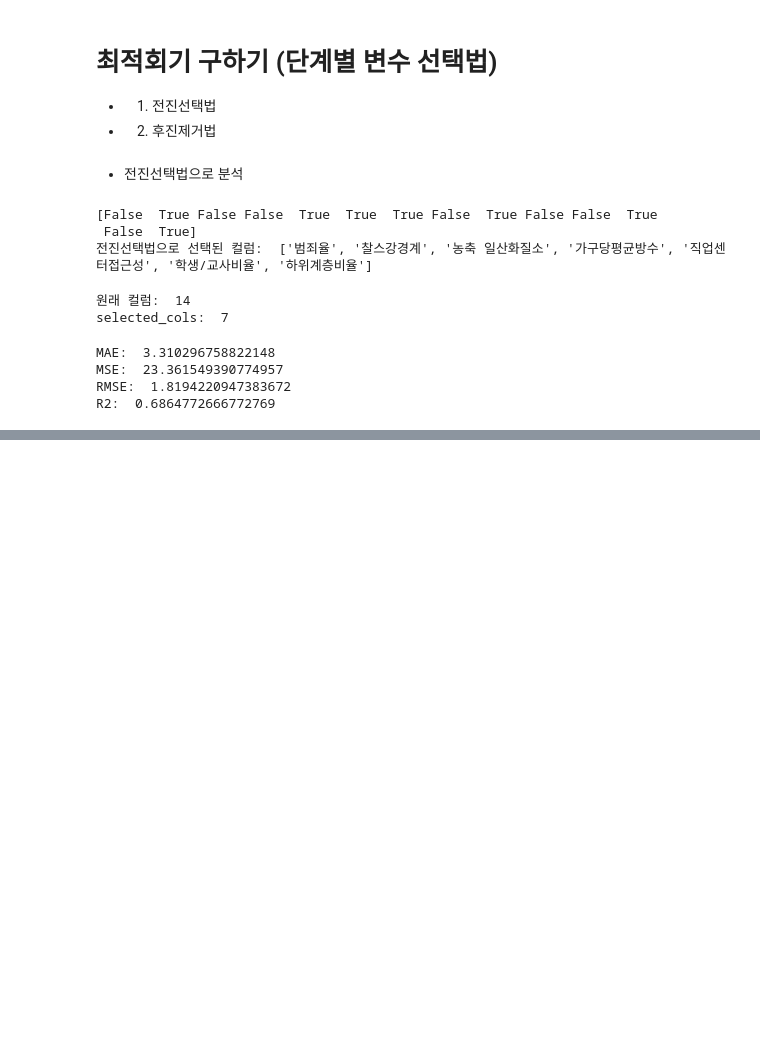
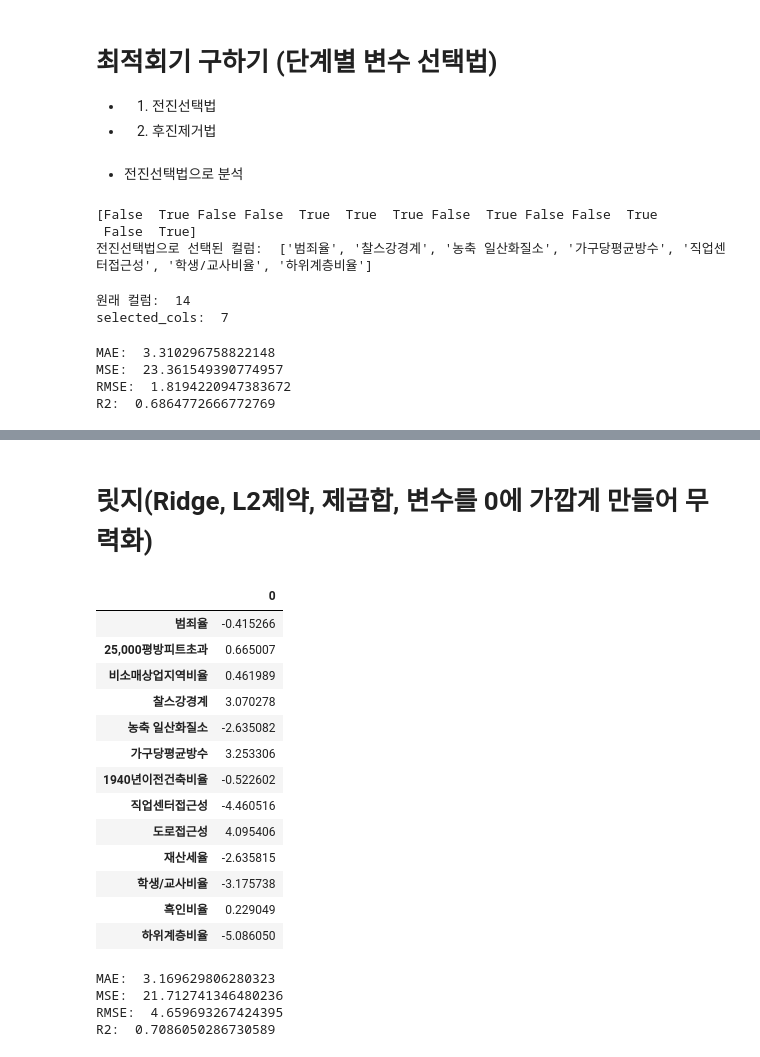
Before and after one commit to LongS1eeper/fintech_service_2nd, a Jupyter notebook: 05machine_learning/17지도학습_회귀분석_최적회귀_정규화_tree회귀.ipynb, the cells around one changed output, grey strips where cells are left out. Cells and saved outputs as stored; diff of their text form; code cells hidden in the pictures; blank space fills up the shorter version.

```diff
--- a/05machine_learning/17지도학습_회귀분석_최적회귀_정규화_tree회귀.ipynb
+++ b/05machine_learning/17지도학습_회귀분석_최적회귀_정규화_tree회귀.ipynb
@@ -280,0 +533,2 @@ R2:  0.6864772666772769
+# %% [markdown]
+# 릿지(Ridge, L2제약, 제곱합, 변수를 0에 가깝게 만들어 무력화)
@@ -280,0 +537,29 @@ R2:  0.6864772666772769
+# %%
+ridge = Ridge(alpha=1.0)
+ridge.fit(rs_X_train, y_train)
+pred = ridge.predict(rs_X_test)
+ridge_result = pd.DataFrame(ridge.coef_, index=ridge.feature_names_in_)
+display(ridge_result)
+print("MAE: ", mean_absolute_error(y_test, pred))
+print("MSE: ", mean_squared_error(y_test, pred))
+print("RMSE: ", np.sqrt(mean_squared_error(y_test, pred)))
+print("R2: ", r2_score(y_test, pred))
+# %% [output]
+|  | 0 |
+| 범죄율 | -0.415266 |
+| 25,000평방피트초과 | 0.665007 |
+| 비소매상업지역비율 | 0.461989 |
+| 찰스강경계 | 3.070278 |
+| 농축 일산화질소 | -2.635082 |
+| 가구당평균방수 | 3.253306 |
+| 1940년이전건축비율 | -0.522602 |
+| 직업센터접근성 | -4.460516 |
+| 도로접근성 | 4.095406 |
+| 재산세율 | -2.635815 |
+| 학생/교사비율 | -3.175738 |
+| 흑인비율 | 0.229049 |
+| 하위계층비율 | -5.086050 |
+MAE:  3.169629806280323
+MSE:  21.712741346480236
+RMSE:  4.659693267424395
+R2:  0.7086050286730589
```
Also changed, not shown: parts of 41 cells of this notebook, 2 other files.
